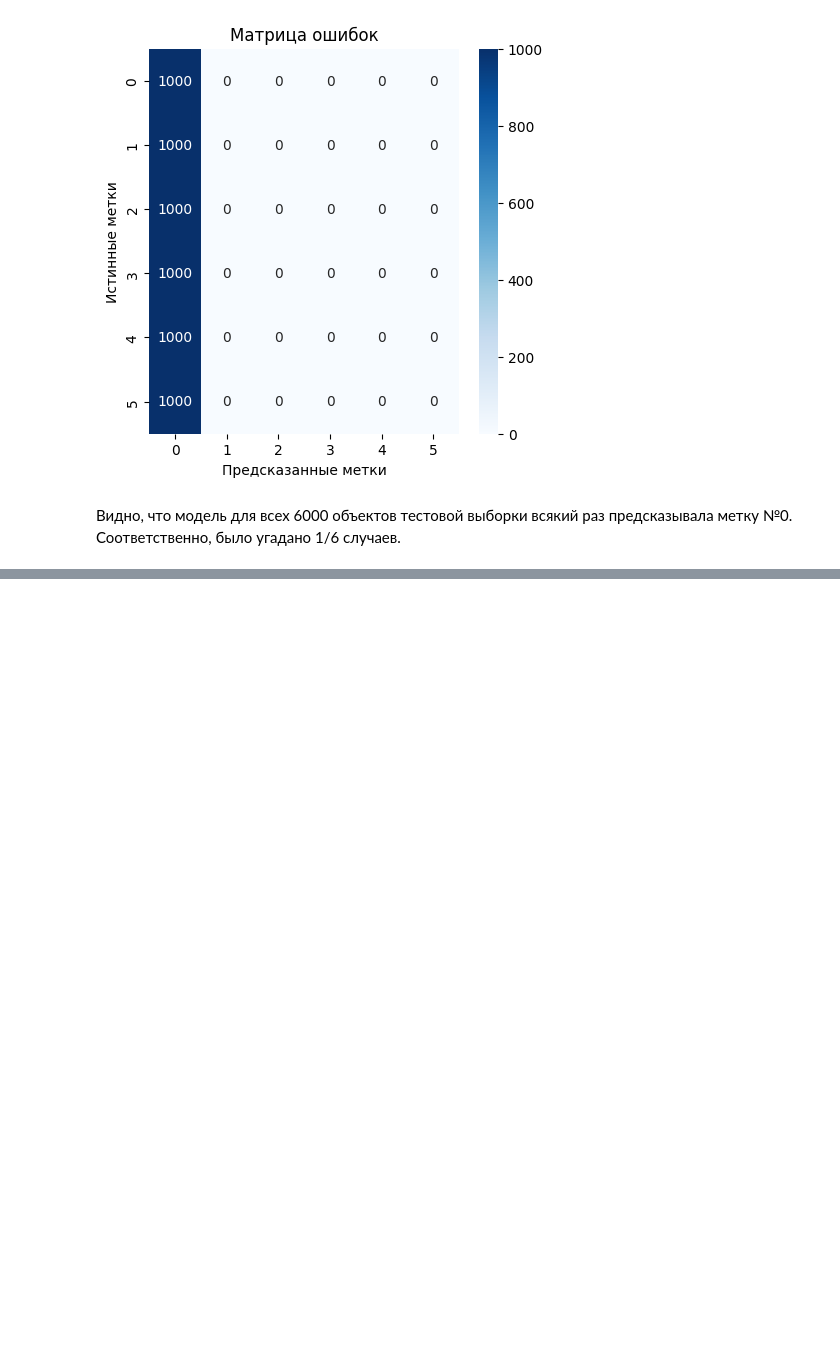
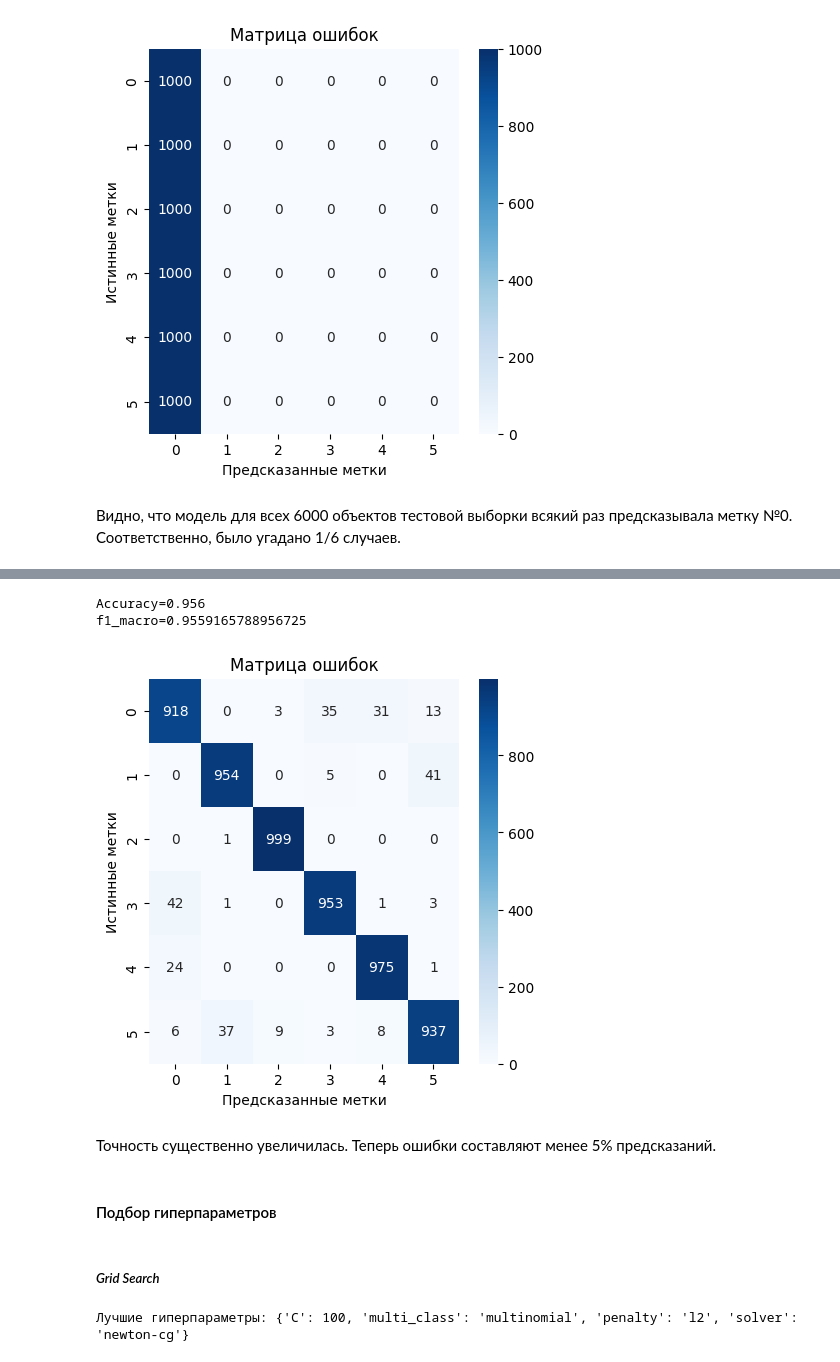
Before and after one commit to vasil-gr/final-project-ML-for-Scientific-Data-Analysis, a Jupyter notebook: final_projekt.ipynb, the cells around one changed output, grey strips where cells are left out. Cells and saved outputs as stored; diff of their text form; code cells hidden in the pictures; blank space fills up the shorter version.

```diff
--- a/final_projekt.ipynb
+++ b/final_projekt.ipynb
@@ -535,0 +579,8 @@ f1_macro=0.047619047619047616
+# %%
+scaler = StandardScaler()
+
+x_train_scaled = scaler.fit_transform(x_train)
+x_test_scaled = scaler.transform(x_test)
+# %%
+log_reg.fit(x_train_scaled, y_train)
+y_pred_log = log_reg.predict(x_test_scaled)
@@ -535,0 +595,12 @@ f1_macro=0.047619047619047616
+# %%
+metric_lg1=metric(y_pred_log,y_test)
+# %% [output]
+Accuracy=0.956
+f1_macro=0.9559165788956725
+[figure, added]
+# %% [markdown]
+Точность существенно увеличилась. Теперь ошибки составляют менее 5% предсказаний.
+# %% [markdown]
+#### Подбор гиперпараметров
+# %% [markdown]
+##### *Grid Search*
@@ -535,0 +611,5 @@ f1_macro=0.047619047619047616
+# %%
+print("Лучшие гиперпараметры:", grid_search.best_params_)
+best_model = grid_search.best_estimator_
+# %% [output]
+Лучшие гиперпараметры: {'C': 100, 'multi_class': 'multinomial', 'penalty': 'l2', 'solver': 'newton-cg'}
```
Also changed, not shown: parts of 52 cells of this notebook.
